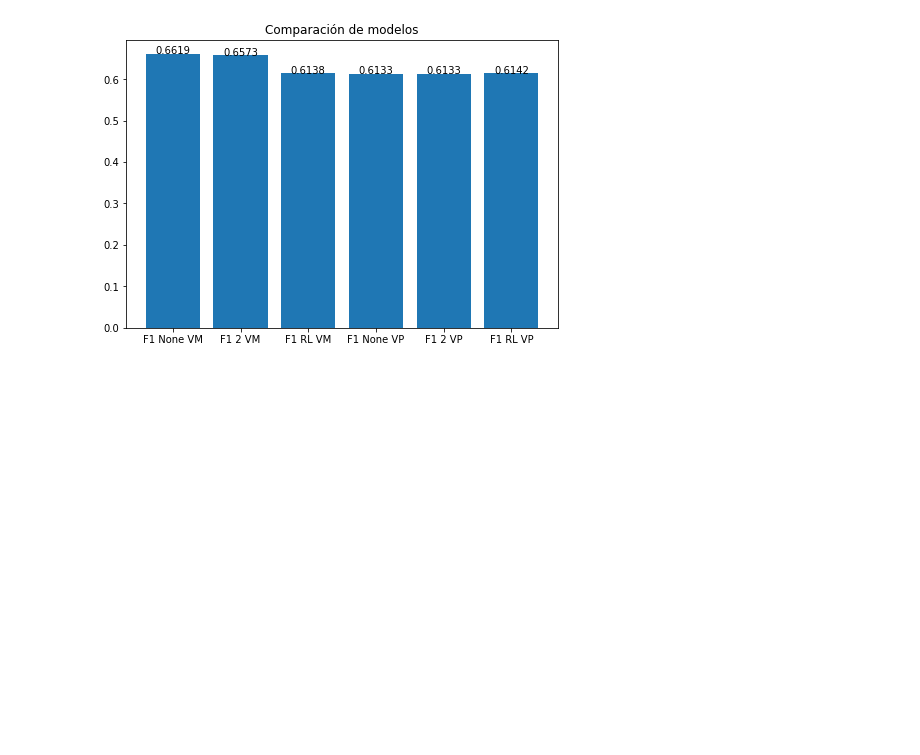
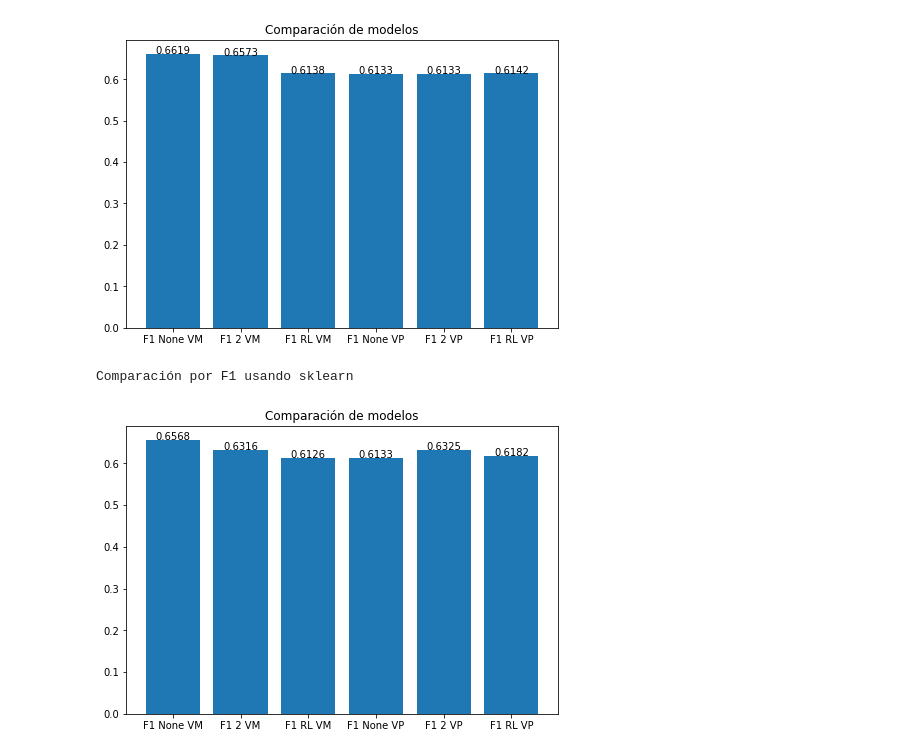
Before and after one commit to dsmunoz34/ML_NLP, a Jupyter notebook: Semana 1/S1TC1_arboles_ensamblajes.ipynb, the cells around one changed output. Cells and saved outputs as stored; diff of their text form; code cells hidden in the pictures; blank space fills up the shorter version.

```diff
--- a/Semana 1/S1TC1_arboles_ensamblajes.ipynb
+++ b/Semana 1/S1TC1_arboles_ensamblajes.ipynb
@@ -774,3 +776,20 @@ plt.show()
 # %% [output]
 Comparación por F1 manual
 [figure]
+# %%
+##Comparacion de F1 sklearn
+print('Comparación por F1 usando sklearn')
+fig = plt.figure()
+ax = fig.add_axes([0,0,1,1])
+ax.set_title("Comparación de modelos")
+ejeX = ['F1 None VM', 'F1 2 VM', 'F1 RL VM', 'F1 None VP', 'F1 2 VP', 'F1 RL VP']
+ejeY = [round(f1_none_sk, 4), round(f1_dos_sk, 4), round(f1_log_sk, 4), round(f1_none_sk_vp, 4), round(f1_dos_sk_vp, 4), round(f1_log_sk_vp, 4)]
+ax.bar(ejeX,ejeY)
+def addlabels(x,y,plotP):
+    for i in range(len(x)):
+        plotP.text(i,y[i],y[i],ha='center')
+addlabels(ejeX,ejeY,plt)
+plt.show()
+# %% [output]
+Comparación por F1 usando sklearn
+[figure, added]
```
Also changed, not shown: parts of 5 cells of this notebook.
